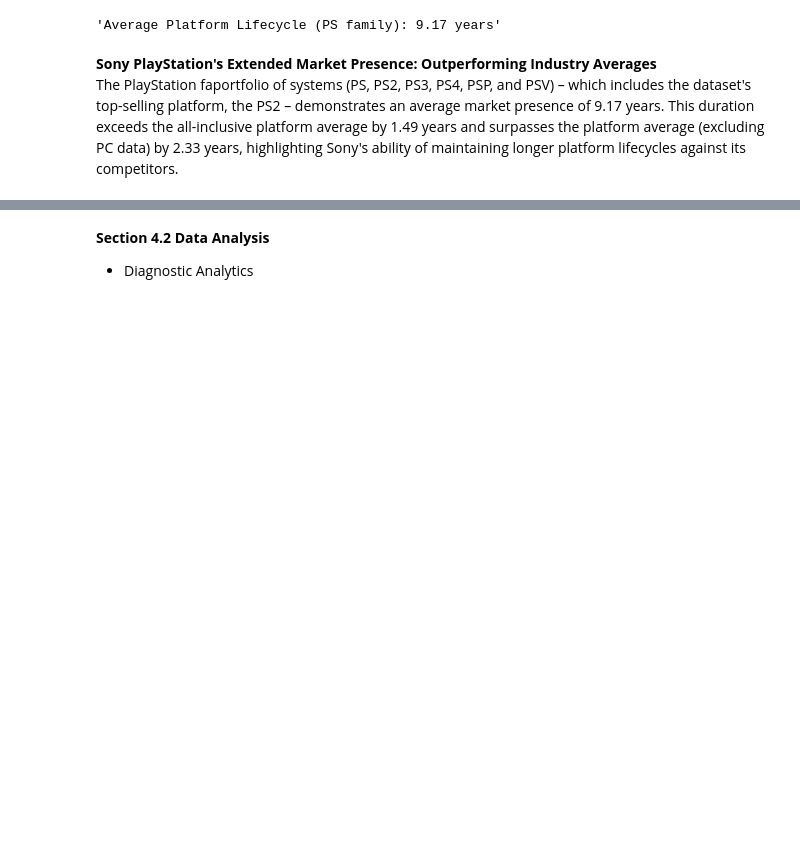
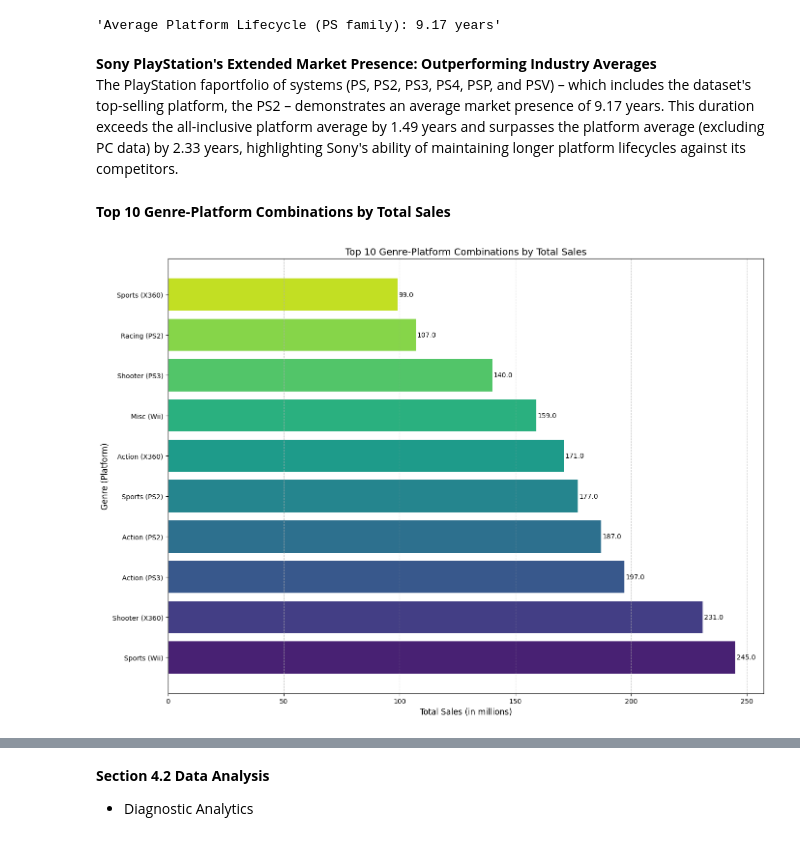
Before and after one commit to bea-bijanne/ice-games-analysis, a Jupyter notebook: ice_games_analysis.ipynb, the cells around one changed output, grey strips where cells are left out. Drawn from its saved outputs; the diff is of its cells as text; code cells hidden in the pictures; blank space fills up the shorter version.

```diff
--- a/ice_games_analysis.ipynb
+++ b/ice_games_analysis.ipynb
@@ -1012,3 +1029,47 @@ display(f"Average Platform Lifecycle (PS family): {ps_avg_lifespan:.2f} years")
 # %% [markdown]
 **Sony PlayStation's Extended Market Presence: Outperforming Industry Averages**<br>
 The PlayStation faportfolio of systems (PS, PS2, PS3, PS4, PSP, and PSV) – which includes the dataset's top-selling platform, the PS2 – demonstrates an average market presence of 9.17 years. This duration exceeds the all-inclusive platform average by 1.49 years and surpasses the platform average (excluding PC data) by 2.33 years, highlighting Sony's ability of maintaining longer platform lifecycles against its competitors.
+# %% [markdown]
+**Top 10 Genre-Platform Combinations by Total Sales**
+# %%
+genre_platform_sales = data_files_games.groupby(['genre', 'platform'])['all_region_sales'].sum().reset_index()
+
+# Sort by sales and get top 15 combinations
+top_combinations = genre_platform_sales.sort_values('all_region_sales', ascending=False).head(10)
+
+# Create a figure with appropriate size
+plt.figure(figsize=(14, 10))
+
+# Create a horizontal bar chart
+bars = plt.barh(
+    y=range(len(top_combinations)),
+    width=top_combinations['all_region_sales'],
+    color=sns.color_palette('viridis', len(top_combinations))
+)
+
+# Create combined labels for genre-platform
+combo_labels = [f"{genre} ({platform})" for genre, platform in
+                zip(top_combinations['genre'], top_combinations['platform'])]
+
+# Set the y-tick labels to the combined labels
+plt.yticks(range(len(top_combinations)), combo_labels)
+
+# Add labels and title
+plt.xlabel('Total Sales (in millions)', fontsize=12)
+plt.ylabel('Genre (Platform)', fontsize=12)
+plt.title('Top 10 Genre-Platform Combinations by Total Sales', fontsize=14)
+
+# Add the sales values at the end of each bar
+for i, v in enumerate(top_combinations['all_region_sales']):
+    plt.text(v + 0.5, i, f'{v:.1f}', va='center')
+
+# Add a grid for easier reading
+plt.grid(axis='x', linestyle='--', alpha=0.7)
+
+# Adjust layout
+plt.tight_layout()
+
+# Show the plot
+plt.show()
+# %% [output]
+[figure, added]
```
Also changed, not shown: parts of 56 cells of this notebook.
